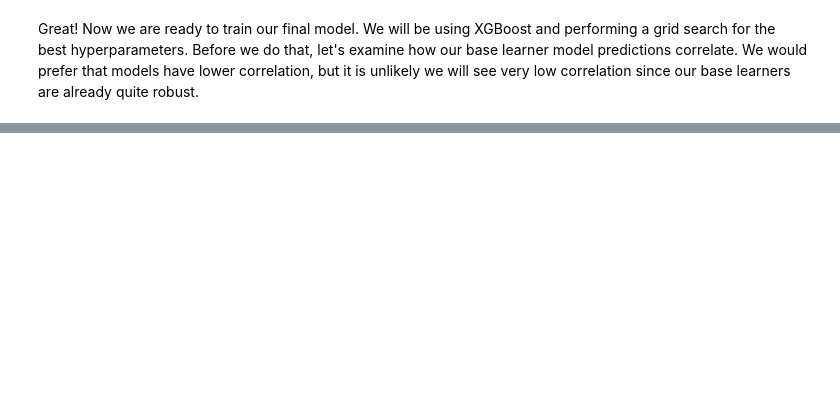
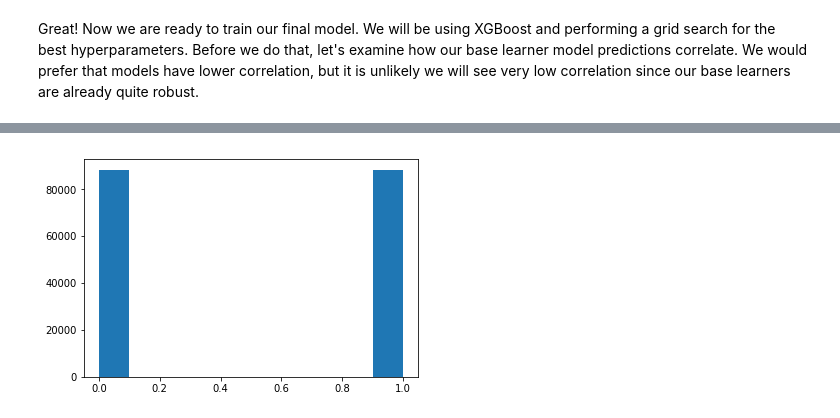
Before and after one commit to arcaputo3/dsc-3-final-project-online-ds-sp-000, a Jupyter notebook: main.ipynb, the cells around one changed output, grey strips where cells are left out. Cells and saved outputs as stored; diff of their text form; code cells hidden in the pictures; blank space fills up the shorter version.

```diff
--- a/main.ipynb
+++ b/main.ipynb
@@ -557,0 +492,12 @@ recall_score(y_test, models['LogisticRegression'].predict(X_test))
+# %%
+from imblearn.over_sampling import SMOTE
+
+smote = SMOTE(ratio='minority')
+X_train_f_sm, y_train_sm = smote.fit_sample(X_train_f, y_train)
+# Ensure columns are homogeneous - imblearn recasts as numpy array
+X_train_f_sm = pd.DataFrame(X_train_f_sm, columns=X_train_f.columns)
+# %%
+plt.hist(y_train_sm)
+plt.show()
+# %% [output]
+[figure, added]
```
Also changed, not shown: parts of 51 cells of this notebook.
